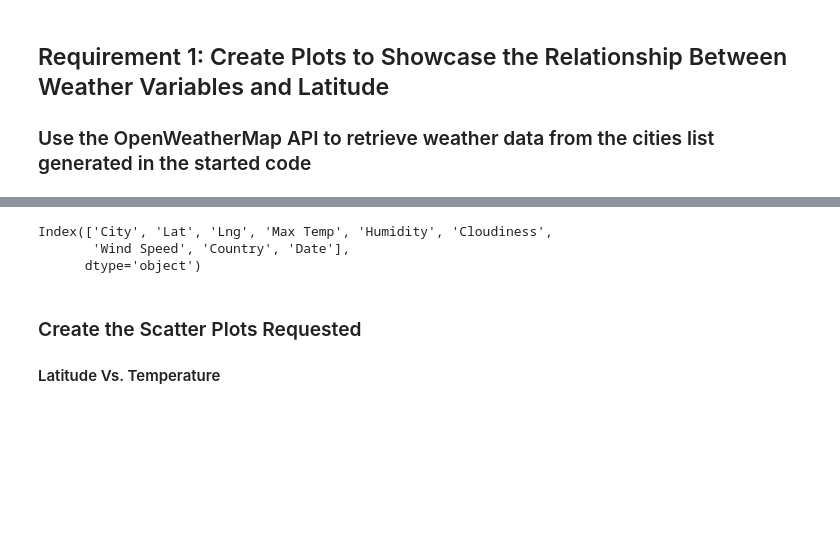
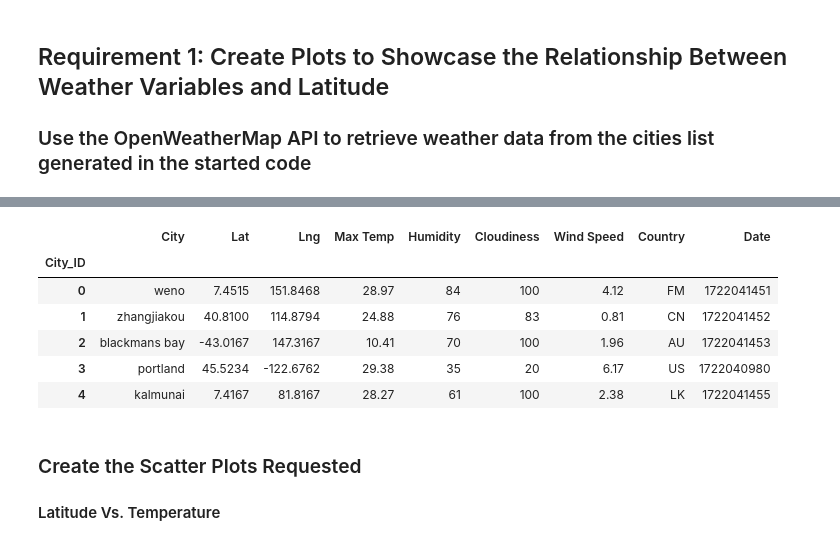
Before and after one commit to hopkinsbowman78/hvplot-api-keys, a Jupyter notebook: WeatherPy.ipynb, the cells around one changed output, grey strips where cells are left out. Saved outputs shown, nothing was run; the diff lists cells and outputs as text; code cells hidden in the pictures; blank space fills up the shorter version.

```diff
--- a/WeatherPy.ipynb
+++ b/WeatherPy.ipynb
@@ -178,14 +179,17 @@ city_data_df.to_csv("output_data/cities.csv", index_label="City_ID")
 # %%
 # Read saved data
 city_data_df = pd.read_csv("output_data/cities.csv", index_col="City_ID")
 
 # Display sample data
 city_data_df.head()
-city_data_df.columns
 # %% [output]
-Index(['City', 'Lat', 'Lng', 'Max Temp', 'Humidity', 'Cloudiness',
-       'Wind Speed', 'Country', 'Date'],
-      dtype='object')
+|  | City | Lat | Lng | Max Temp | Humidity | Cloudiness | Wind Speed | Country | Date |
+| City_ID |  |  |  |  |  |  |  |  |  |
+| 0 | weno | 7.4515 | 151.8468 | 28.97 | 84 | 100 | 4.12 | FM | 1722041451 |
+| 1 | zhangjiakou | 40.8100 | 114.8794 | 24.88 | 76 | 83 | 0.81 | CN | 1722041452 |
+| 2 | blackmans bay | -43.0167 | 147.3167 | 10.41 | 70 | 100 | 1.96 | AU | 1722041453 |
+| 3 | portland | 45.5234 | -122.6762 | 29.38 | 35 | 20 | 6.17 | US | 1722040980 |
+| 4 | kalmunai | 7.4167 | 81.8167 | 28.27 | 61 | 100 | 2.38 | LK | 1722041455 |
 # %% [markdown]
 ### Create the Scatter Plots Requested
 
```
Also changed, not shown: parts of 19 cells of this notebook, 5 other files.
